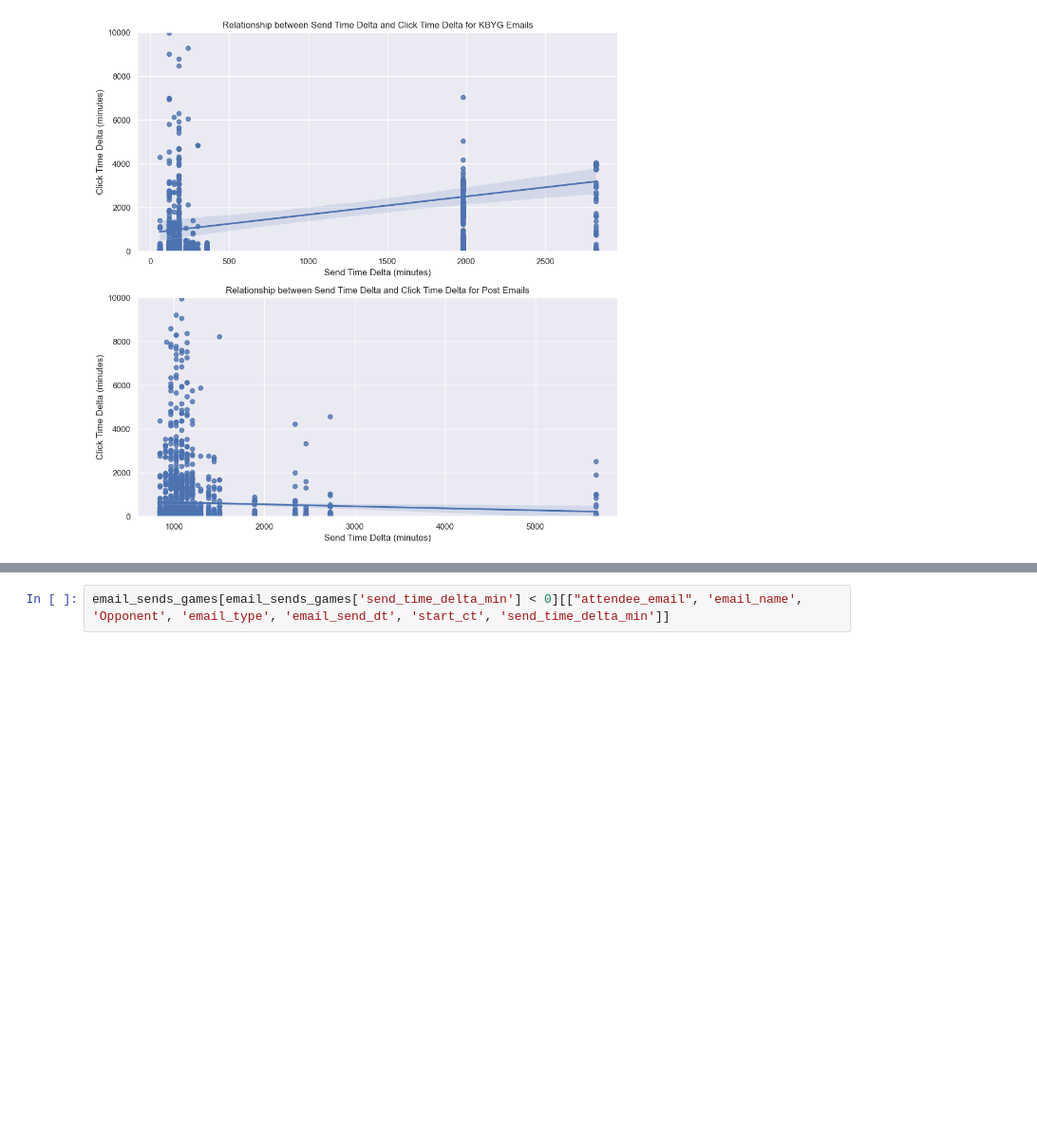
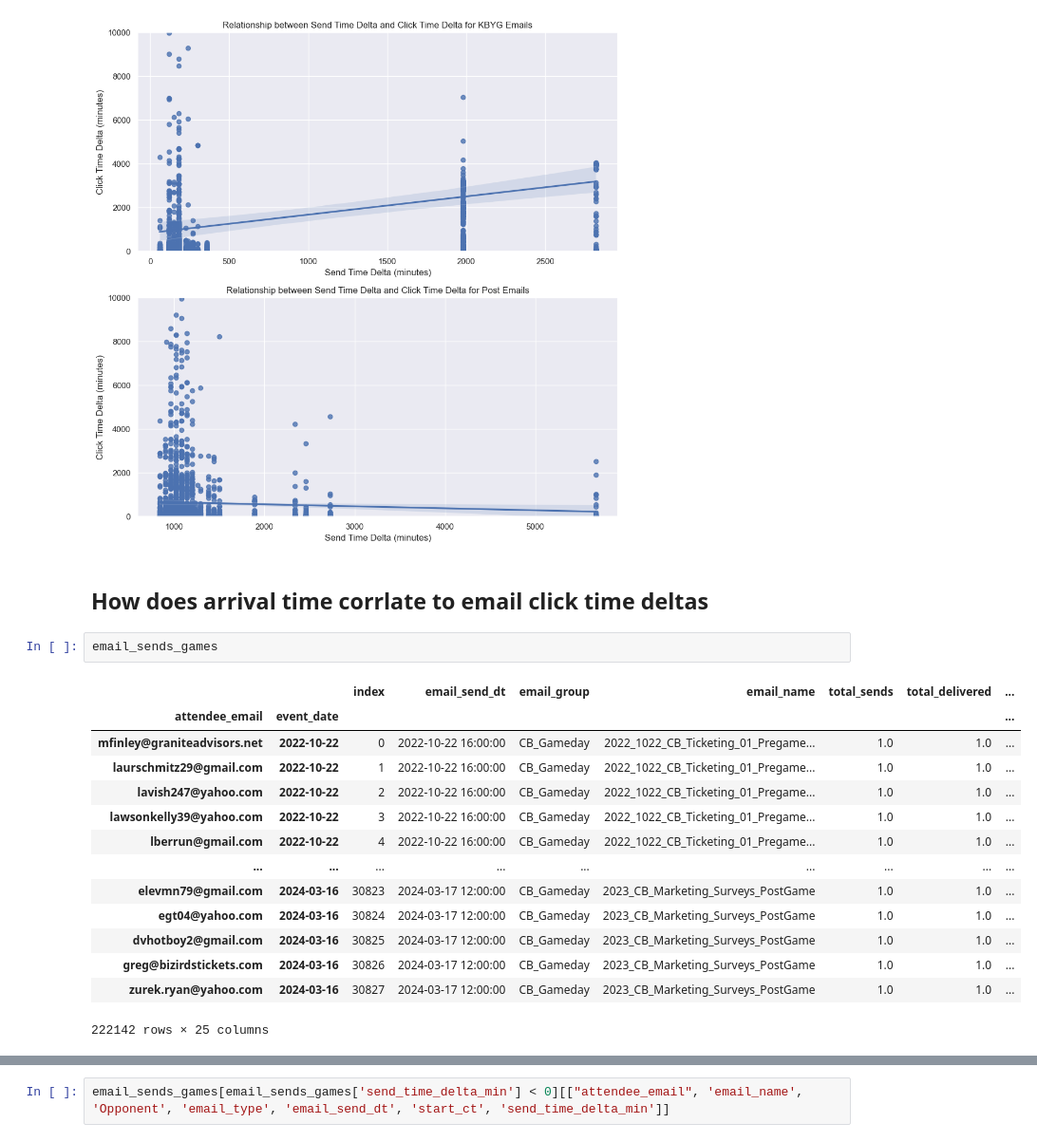
Before and after one commit to mathewj1/acl_spring_24_bulls2, a Jupyter notebook: notebooks/eda.ipynb, the cells around one changed output, grey strips where cells are left out. Shown: that part at 95% size. Saved outputs shown, nothing was run; the diff lists cells and outputs as text; blank space fills up the shorter version.

```diff
--- a/notebooks/eda.ipynb
+++ b/notebooks/eda.ipynb
@@ -346,3 +382,22 @@ plt.tight_layout()
 plt.show()
 # %% [output]
 [figure]
+# %% [markdown]
+## How does arrival time corrlate to email click time deltas
+# %%
+email_sends_games
+# %% [output]
+|  |  | index | email_send_dt | email_group | email_name | total_sends | total_delivered | ... |
+| attendee_email | event_date |  |  |  |  |  |  | ... |
+| mfinley@graniteadvisors.net | 2022-10-22 | 0 | 2022-10-22 16:00:00 | CB_Gameday | 2022_1022_CB_Ticketing_01_Pregame... | 1.0 | 1.0 | ... |
+| laurschmitz29@gmail.com | 2022-10-22 | 1 | 2022-10-22 16:00:00 | CB_Gameday | 2022_1022_CB_Ticketing_01_Pregame... | 1.0 | 1.0 | ... |
+| lavish247@yahoo.com | 2022-10-22 | 2 | 2022-10-22 16:00:00 | CB_Gameday | 2022_1022_CB_Ticketing_01_Pregame... | 1.0 | 1.0 | ... |
+| lawsonkelly39@yahoo.com | 2022-10-22 | 3 | 2022-10-22 16:00:00 | CB_Gameday | 2022_1022_CB_Ticketing_01_Pregame... | 1.0 | 1.0 | ... |
+| lberrun@gmail.com | 2022-10-22 | 4 | 2022-10-22 16:00:00 | CB_Gameday | 2022_1022_CB_Ticketing_01_Pregame... | 1.0 | 1.0 | ... |
+| ... | ... | ... | ... | ... | ... | ... | ... | ... |
+| elevmn79@gmail.com | 2024-03-16 | 30823 | 2024-03-17 12:00:00 | CB_Gameday | 2023_CB_Marketing_Surveys_PostGame | 1.0 | 1.0 | ... |
+| egt04@yahoo.com | 2024-03-16 | 30824 | 2024-03-17 12:00:00 | CB_Gameday | 2023_CB_Marketing_Surveys_PostGame | 1.0 | 1.0 | ... |
+| dvhotboy2@gmail.com | 2024-03-16 | 30825 | 2024-03-17 12:00:00 | CB_Gameday | 2023_CB_Marketing_Surveys_PostGame | 1.0 | 1.0 | ... |
+| greg@bizirdstickets.com | 2024-03-16 | 30826 | 2024-03-17 12:00:00 | CB_Gameday | 2023_CB_Marketing_Surveys_PostGame | 1.0 | 1.0 | ... |
+| zurek.ryan@yahoo.com | 2024-03-16 | 30827 | 2024-03-17 12:00:00 | CB_Gameday | 2023_CB_Marketing_Surveys_PostGame | 1.0 | 1.0 | ... |
+222142 rows × 25 columns
```
Also changed, not shown: parts of 49 cells of this notebook, 3 other files.
